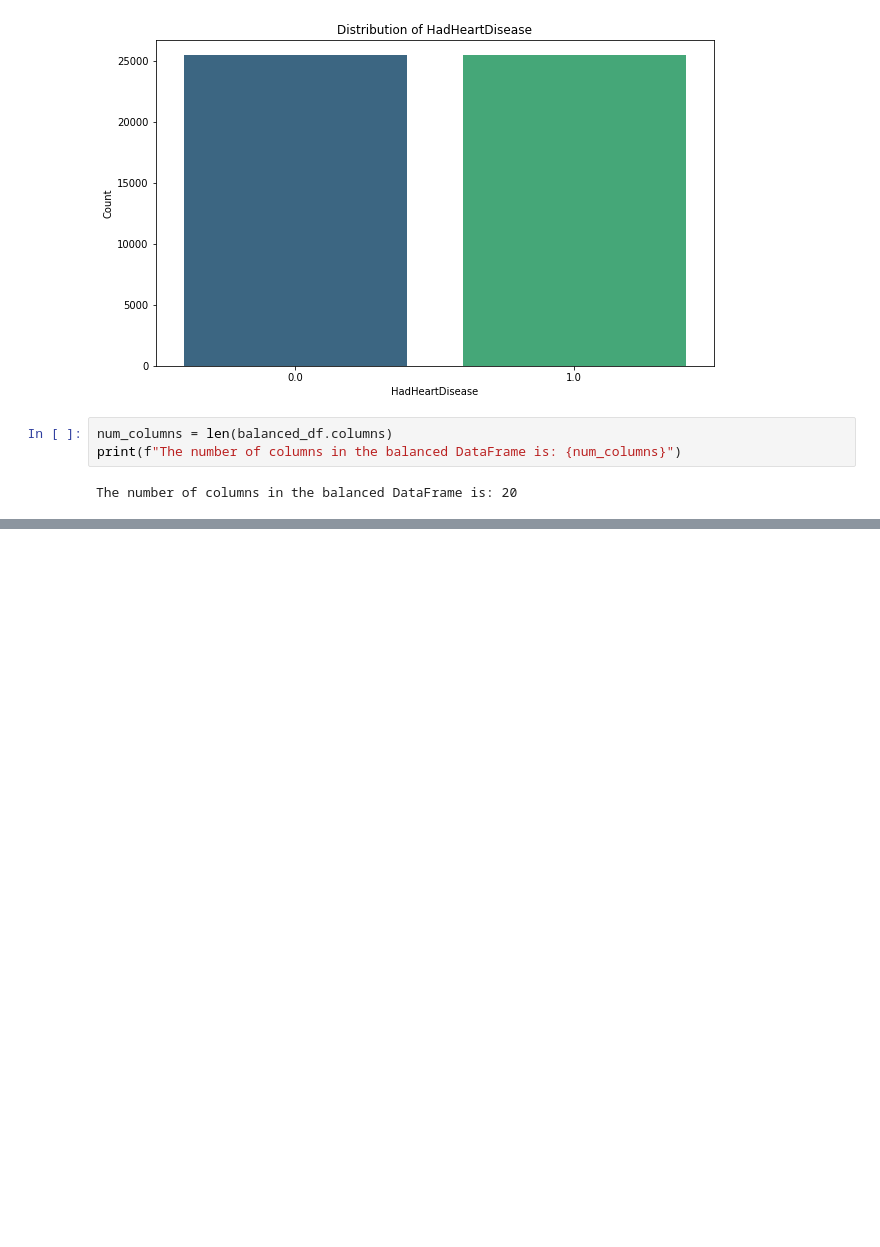
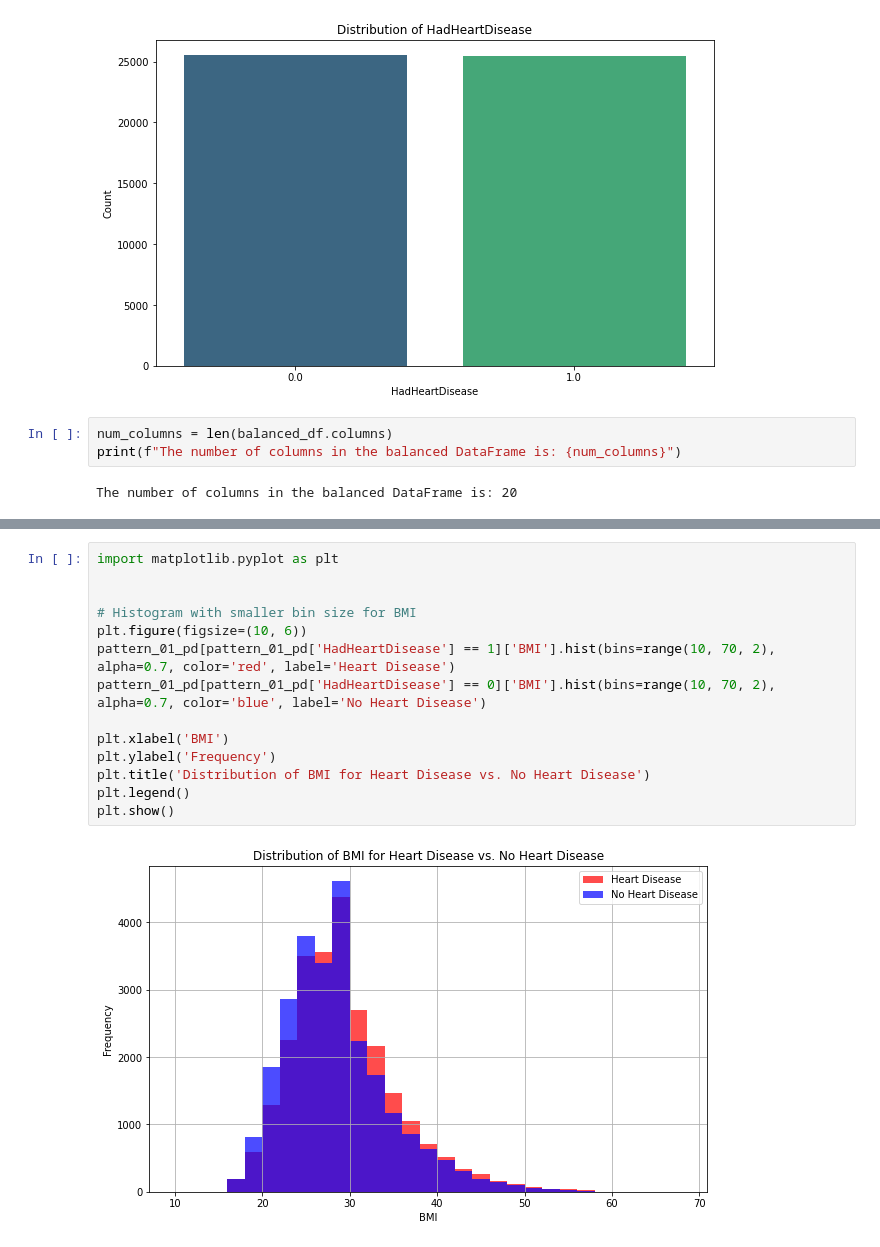
Before and after one commit to xxbeng/722-iteration-4, a Jupyter notebook: 2.4 data quality to 3.3 data cleaning.ipynb, the cells around one changed output, grey strips where cells are left out. Saved outputs shown, nothing was run; the diff lists cells and outputs as text; blank space fills up the shorter version.

```diff
--- a/2.4 data quality to 3.3 data cleaning.ipynb
+++ b/2.4 data quality to 3.3 data cleaning.ipynb
@@ -1155,0 +1463,16 @@ AUC of Naive Bayes: 0.4241
+# %%
+import matplotlib.pyplot as plt
+
+
+# Histogram with smaller bin size for BMI
+plt.figure(figsize=(10, 6))
+pattern_01_pd[pattern_01_pd['HadHeartDisease'] == 1]['BMI'].hist(bins=range(10, 70, 2), alpha=0.7, color='red', label='Heart Disease')
+pattern_01_pd[pattern_01_pd['HadHeartDisease'] == 0]['BMI'].hist(bins=range(10, 70, 2), alpha=0.7, color='blue', label='No Heart Disease')
+
+plt.xlabel('BMI')
+plt.ylabel('Frequency')
+plt.title('Distribution of BMI for Heart Disease vs. No Heart Disease')
+plt.legend()
+plt.show()
+# %% [output]
+[figure, added]
```
Also changed, not shown: parts of 27 cells of this notebook.
